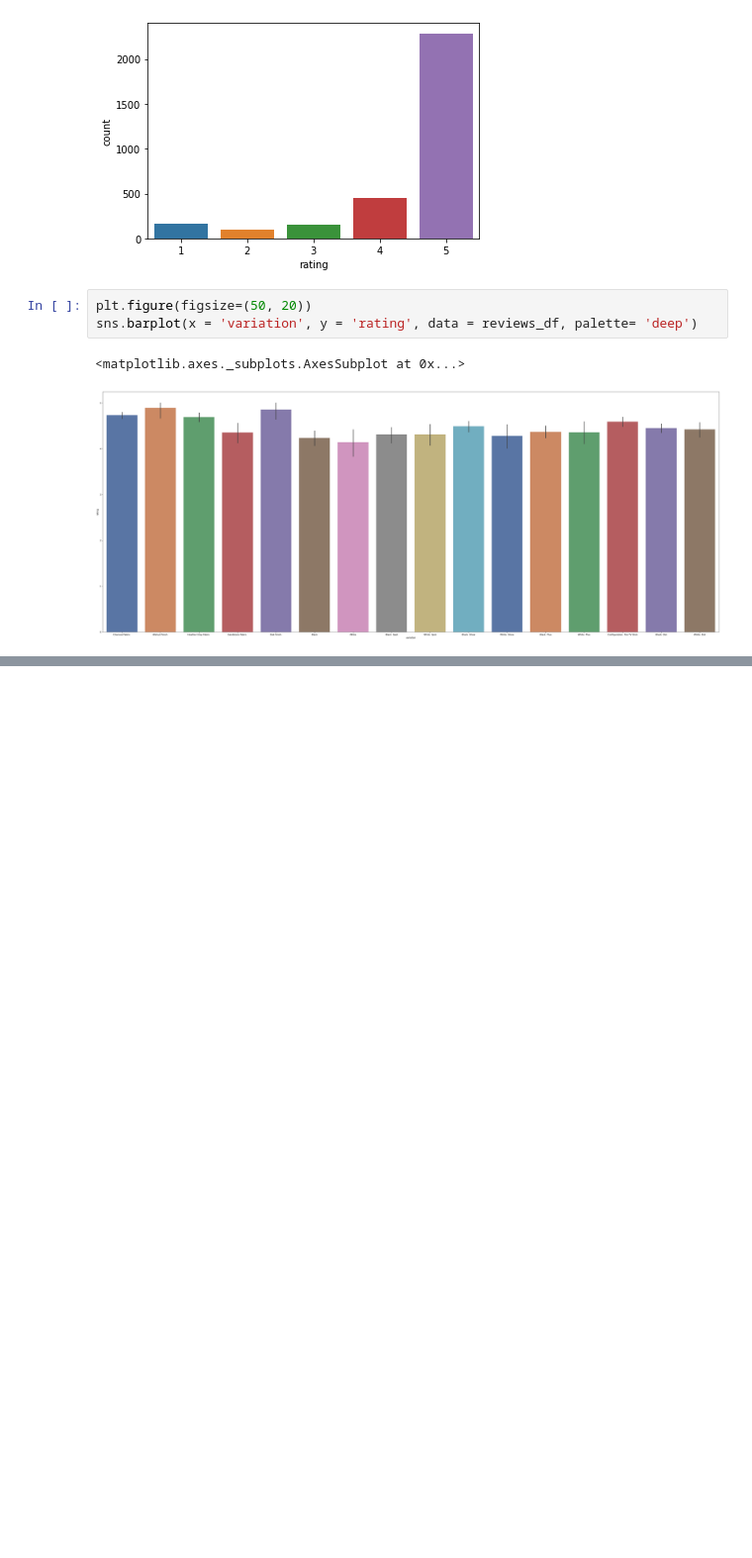
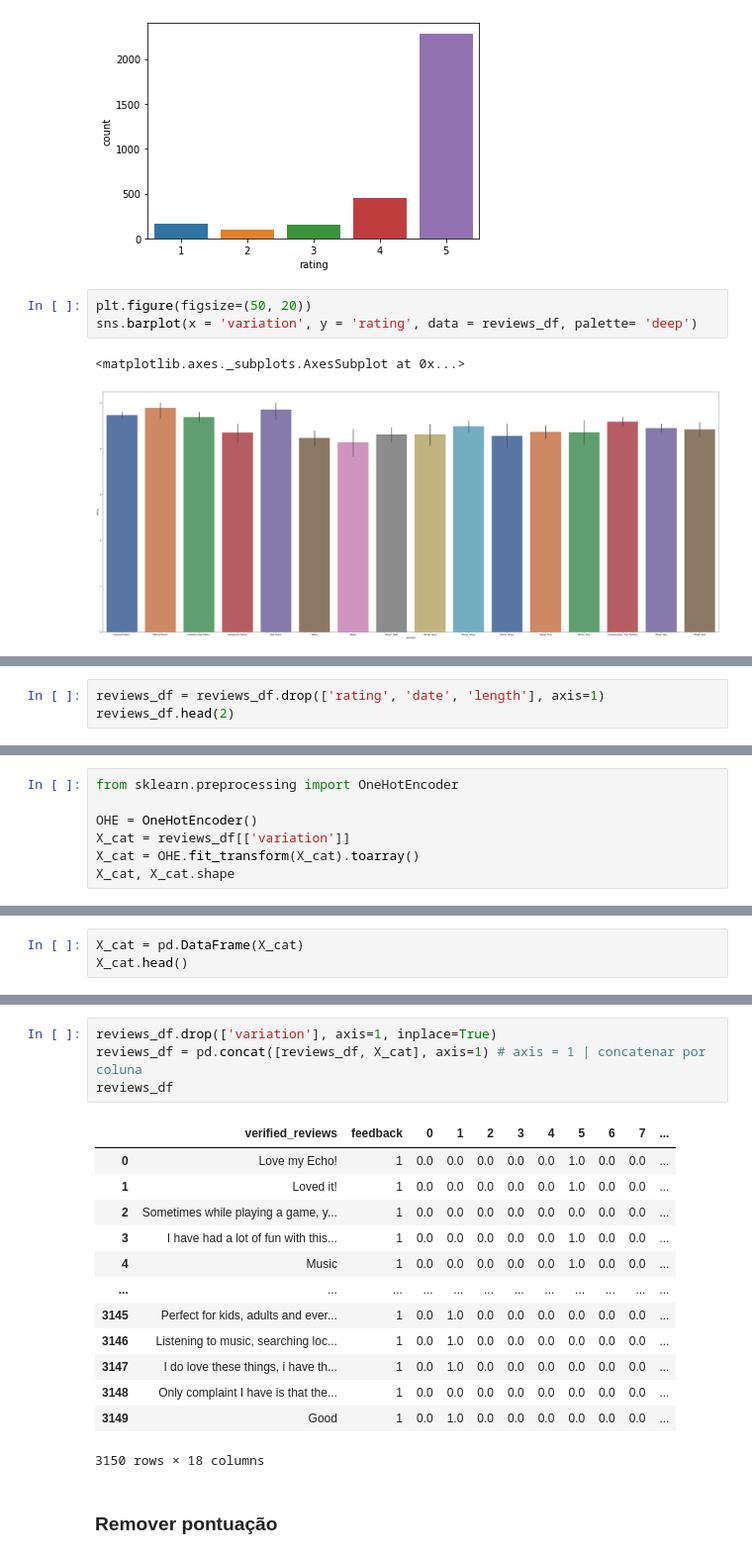
Before and after one commit to Vinicius-Luiz/ciencia_dados_para_empresas, a Jupyter notebook: DEPT RELACOES PUBLICAS/Depto_Relacoes_Publicas.ipynb, the cells around one changed output, grey strips where cells are left out. Shown at 99% size. Saved outputs shown, nothing was run; the diff lists cells and outputs as text; blank space fills up the shorter version.

```diff
--- a/DEPT RELACOES PUBLICAS/Depto_Relacoes_Publicas.ipynb
+++ b/DEPT RELACOES PUBLICAS/Depto_Relacoes_Publicas.ipynb
@@ -173,0 +211,3 @@ sns.barplot(x = 'variation', y = 'rating', data = reviews_df, palette= 'deep')
+# %%
+reviews_df = reviews_df.drop(['rating', 'date', 'length'], axis=1)
+reviews_df.head(2)
@@ -173,0 +224,7 @@ sns.barplot(x = 'variation', y = 'rating', data = reviews_df, palette= 'deep')
+# %%
+from sklearn.preprocessing import OneHotEncoder
+
+OHE = OneHotEncoder()
+X_cat = reviews_df[['variation']]
+X_cat = OHE.fit_transform(X_cat).toarray()
+X_cat, X_cat.shape
@@ -173,0 +239,3 @@ sns.barplot(x = 'variation', y = 'rating', data = reviews_df, palette= 'deep')
+# %%
+X_cat = pd.DataFrame(X_cat)
+X_cat.head()
@@ -173,0 +249,20 @@ sns.barplot(x = 'variation', y = 'rating', data = reviews_df, palette= 'deep')
+# %%
+reviews_df.drop(['variation'], axis=1, inplace=True)
+reviews_df = pd.concat([reviews_df, X_cat], axis=1) # axis = 1 | concatenar por coluna
+reviews_df
+# %% [output]
+|  | verified_reviews | feedback | 0 | 1 | 2 | 3 | 4 | 5 | 6 | 7 | ... |
+| 0 | Love my Echo! | 1 | 0.0 | 0.0 | 0.0 | 0.0 | 0.0 | 1.0 | 0.0 | 0.0 | ... |
+| 1 | Loved it! | 1 | 0.0 | 0.0 | 0.0 | 0.0 | 0.0 | 1.0 | 0.0 | 0.0 | ... |
+| 2 | Sometimes while playing a game, y... | 1 | 0.0 | 0.0 | 0.0 | 0.0 | 0.0 | 0.0 | 0.0 | 0.0 | ... |
+| 3 | I have had a lot of fun with this... | 1 | 0.0 | 0.0 | 0.0 | 0.0 | 0.0 | 1.0 | 0.0 | 0.0 | ... |
+| 4 | Music | 1 | 0.0 | 0.0 | 0.0 | 0.0 | 0.0 | 1.0 | 0.0 | 0.0 | ... |
+| ... | ... | ... | ... | ... | ... | ... | ... | ... | ... | ... | ... |
+| 3145 | Perfect for kids, adults and ever... | 1 | 0.0 | 1.0 | 0.0 | 0.0 | 0.0 | 0.0 | 0.0 | 0.0 | ... |
+| 3146 | Listening to music, searching loc... | 1 | 0.0 | 1.0 | 0.0 | 0.0 | 0.0 | 0.0 | 0.0 | 0.0 | ... |
+| 3147 | I do love these things, i have th... | 1 | 0.0 | 1.0 | 0.0 | 0.0 | 0.0 | 0.0 | 0.0 | 0.0 | ... |
+| 3148 | Only complaint I have is that the... | 1 | 0.0 | 0.0 | 0.0 | 0.0 | 0.0 | 0.0 | 0.0 | 0.0 | ... |
+| 3149 | Good | 1 | 0.0 | 1.0 | 0.0 | 0.0 | 0.0 | 0.0 | 0.0 | 0.0 | ... |
+3150 rows × 18 columns
+# %% [markdown]
+### Remover pontuação
```
Also changed, not shown: parts of 14 cells of this notebook.
